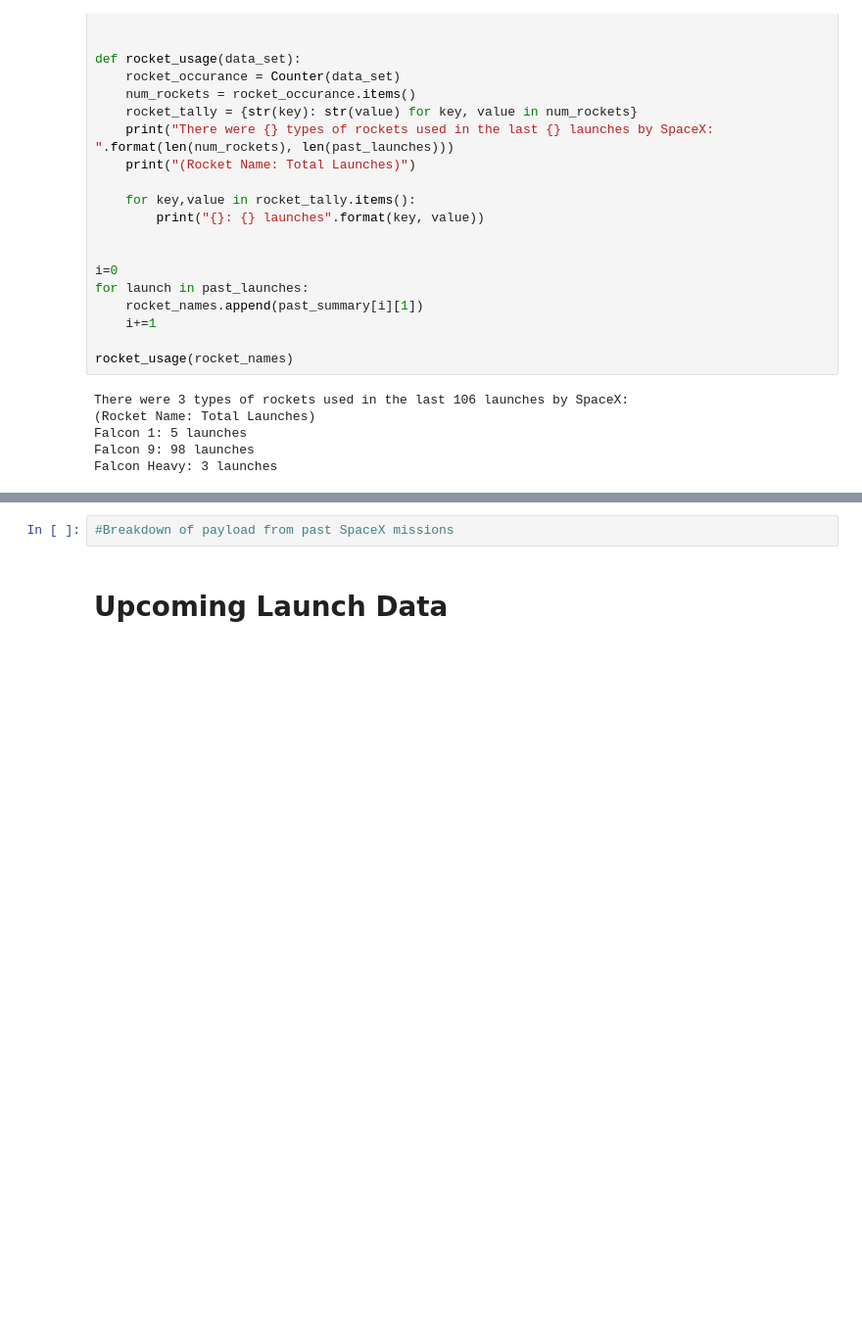
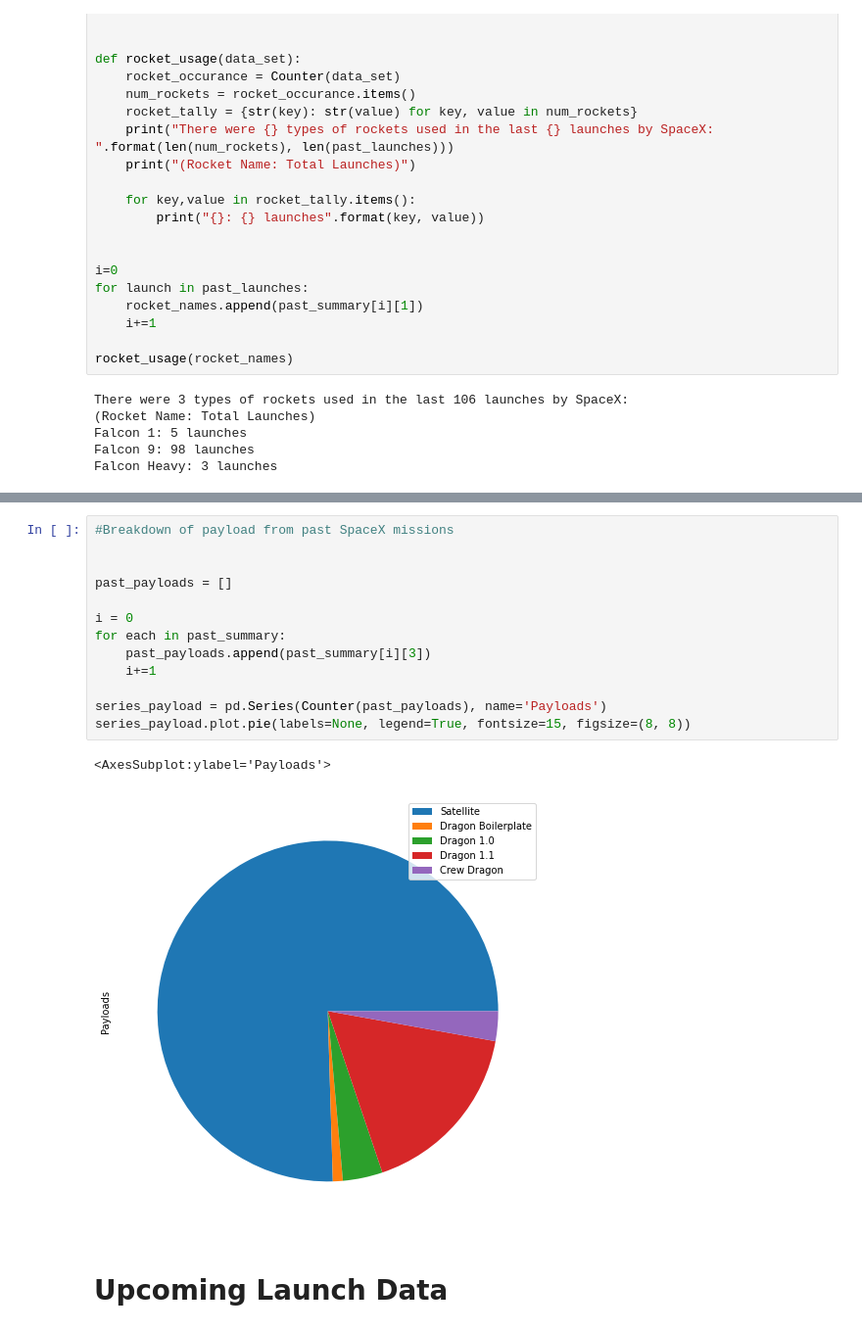
Before and after one commit to tayfritz/spacexdata, a Jupyter notebook: data.py.ipynb, the cells around one changed output, grey strips where cells are left out. Shown: that part at 98% size. Cells and saved outputs as stored; diff of their text form; blank space fills up the shorter version.

```diff
--- a/data.py.ipynb
+++ b/data.py.ipynb
@@ -88,7 +96,21 @@ print("SpaceX launched their first launch on {}. The mission details are as foll
 # %% [output]
 SpaceX launched their first launch on March 24, 2006. The mission details are as follows: Engine failure at 33 seconds and loss of vehicle. The most recent SpaceX launch was on November 05, 2020. The  ...
-# %%
-#Breakdown of payload from past SpaceX missions
+# %%
+#Breakdown of payload from past SpaceX missions
+
+
+past_payloads = []
+
+i = 0
+for each in past_summary:
+    past_payloads.append(past_summary[i][3])
+    i+=1
+
+series_payload = pd.Series(Counter(past_payloads), name='Payloads')
+series_payload.plot.pie(labels=None, legend=True, fontsize=15, figsize=(8, 8))
+# %% [output]
+<AxesSubplot:ylabel='Payloads'>
+[figure, added]
 # %% [markdown]
 # Upcoming Launch Data
 # %%
```
Also changed, not shown: parts of 9 cells of this notebook, 1 other file.
